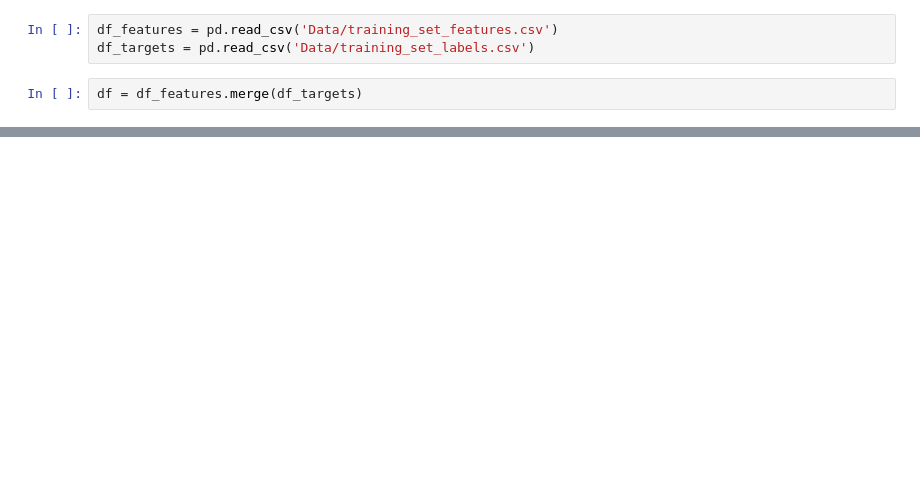
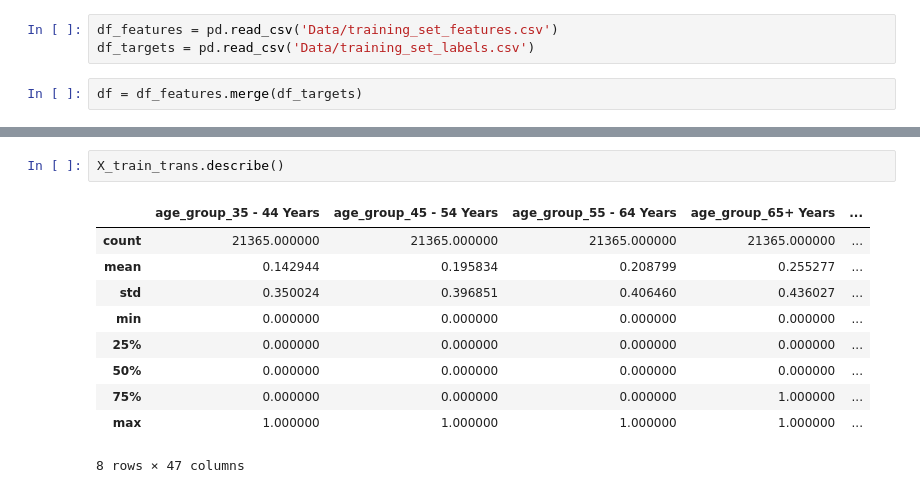
Before and after one commit to henryshin15/Phase_3_Project, a Jupyter notebook: Pat_copy.ipynb, the cells around one changed output, grey strips where cells are left out. Drawn from its saved outputs; the diff is of its cells as text; blank space fills up the shorter version.

```diff
--- a/Pat_copy.ipynb
+++ b/Pat_copy.ipynb
@@ -189 +168,14 @@ Name: doctor_recc_h1n1, dtype: int64
+# %%
+X_train_trans.describe()
+# %% [output]
+|  | age_group_35 - 44 Years | age_group_45 - 54 Years | age_group_55 - 64 Years | age_group_65+ Years | ... |
+| count | 21365.000000 | 21365.000000 | 21365.000000 | 21365.000000 | ... |
+| mean | 0.142944 | 0.195834 | 0.208799 | 0.255277 | ... |
+| std | 0.350024 | 0.396851 | 0.406460 | 0.436027 | ... |
+| min | 0.000000 | 0.000000 | 0.000000 | 0.000000 | ... |
+| 25% | 0.000000 | 0.000000 | 0.000000 | 0.000000 | ... |
+| 50% | 0.000000 | 0.000000 | 0.000000 | 0.000000 | ... |
+| 75% | 0.000000 | 0.000000 | 0.000000 | 1.000000 | ... |
+| max | 1.000000 | 1.000000 | 1.000000 | 1.000000 | ... |
+8 rows × 47 columns
 # %%
```
Also changed, not shown: parts of 32 cells of this notebook.
